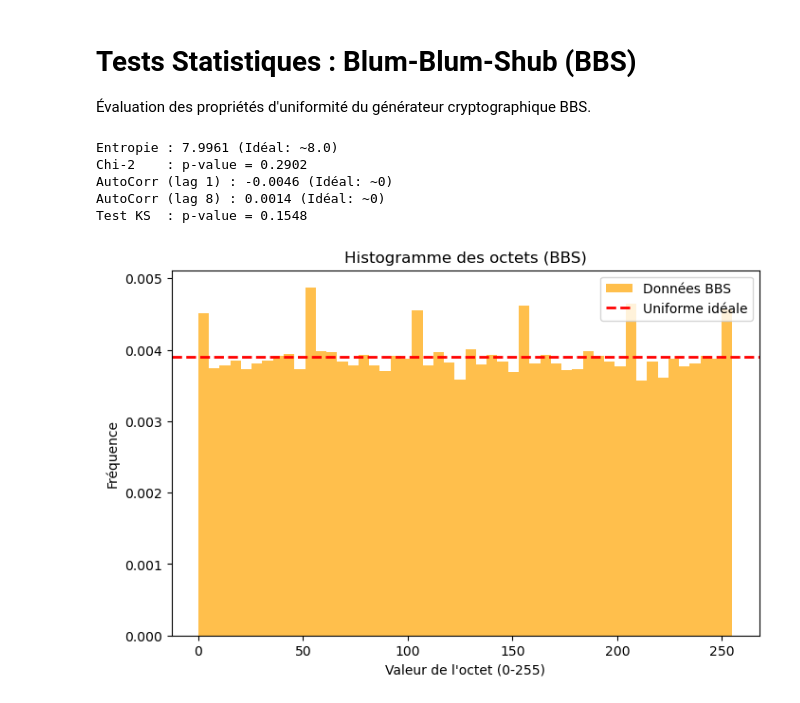
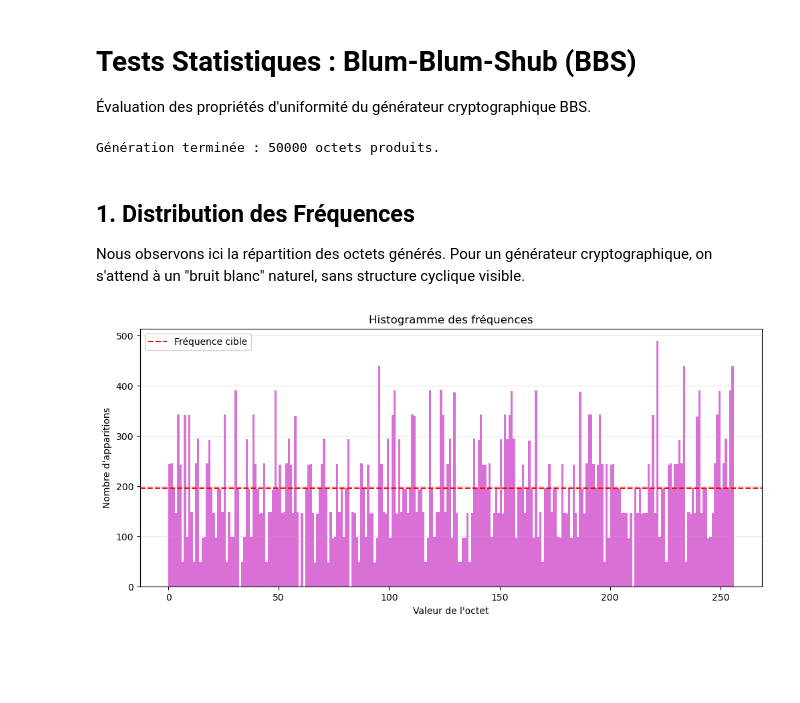
Before and after one commit to ayman-bl/Projet-GNA, a Jupyter notebook: notebooks/bbs.ipynb, the cells around one changed output. Cells and saved outputs as stored; diff of their text form; code cells hidden in the pictures; blank space fills up the shorter version.

```diff
--- a/notebooks/bbs.ipynb
+++ b/notebooks/bbs.ipynb
@@ -31,41 +4,48 @@ def ks_test_uniformity(data):
-# %%
-
-p, q = 30000000091, 40000000003
-bbs = BlumBlumShub(p, q, seed=123456789)
-
-data_bbs = []
-for _ in range(50000):
-    byte_val = 0
-    for i in range(8):
-        byte_val = (byte_val << 1) | bbs.next_bit()
-    data_bbs.append(byte_val)
-
-# Résultats
-print(f"Entropie : {shannon_entropy(data_bbs):.4f} (Idéal: ~8.0)")
-print(f"Chi-2    : p-value = {chi_square_uniformity(data_bbs)[1]:.4f}")
-print(f"AutoCorr (lag 1) : {autocorrelation(data_bbs, lag=1):.4f} (Idéal: ~0)")
-print(f"AutoCorr (lag 8) : {autocorrelation(data_bbs, lag=8):.4f} (Idéal: ~0)")
-print(f"Test KS  : p-value = {ks_test_uniformity(data_bbs)[1]:.4f}")
-# %% [output]
-Entropie : 7.9961 (Idéal: ~8.0)
-Chi-2    : p-value = 0.2902
-AutoCorr (lag 1) : -0.0046 (Idéal: ~0)
-AutoCorr (lag 8) : 0.0014 (Idéal: ~0)
-Test KS  : p-value = 0.1548
+# %%
+import sys
+import os
+import math
+import numpy as np
+import matplotlib.pyplot as plt
+from scipy.stats import chisquare
+
+sys.path.append(os.path.abspath('../generators'))
+from bbs import BlumBlumShub
+
+P = 499
+Q = 503
+SEED = 123456
+N_OCTETS = 50000
+
+bbs = BlumBlumShub(p=P, q=Q, seed=SEED)
+
+def get_octet(gen):
+    octet = 0
+    for i in range(8):
+        bit = gen.next_bit()
+        octet = (octet << 1) | bit
+    return octet
+
+data_bbs = [get_octet(bbs) for _ in range(N_OCTETS)]
+
+print(f"Génération terminée : {len(data_bbs)} octets produits.")
+# %% [output]
+Génération terminée : 50000 octets produits.
+# %% [markdown]
+## 1. Distribution des Fréquences
+
+Nous observons ici la répartition des octets générés. Pour un générateur cryptographique,
+on s'attend à un "bruit blanc" naturel, sans structure cyclique visible.
 # %%
-import matplotlib.pyplot as plt
+plt.figure(figsize=(12, 5))
+plt.hist(data_bbs, bins=256, range=(0, 256), color='orchid', edgecolor='none')
+plt.axhline(y=N_OCTETS/256, color='red', linestyle='--', label='Fréquence cible')
 
-plt.figure(figsize=(8, 5))
-
-# Histogramme d'uniformité pour BBS
-plt.hist(data_bbs, bins=50, density=True, alpha=0.7, color='orange', label="Données BBS")
-plt.axhline(y=1/256, color='red', linestyle='dashed', linewidth=2, label="Uniforme idéale")
-
-plt.title("Histogramme des octets (BBS)")
-plt.xlabel("Valeur de l'octet (0-255)")
-plt.ylabel("Fréquence")
+plt.title("Histogramme des fréquences")
+plt.xlabel("Valeur de l'octet")
+plt.ylabel("Nombre d'apparitions")
 plt.legend()
-
+plt.grid(axis='y', alpha=0.3)
 plt.show()
 # %% [output]
-[figure, old version]
+[figure, new version]
```
Also changed, not shown: parts of 8 cells of this notebook, 14 other files.
